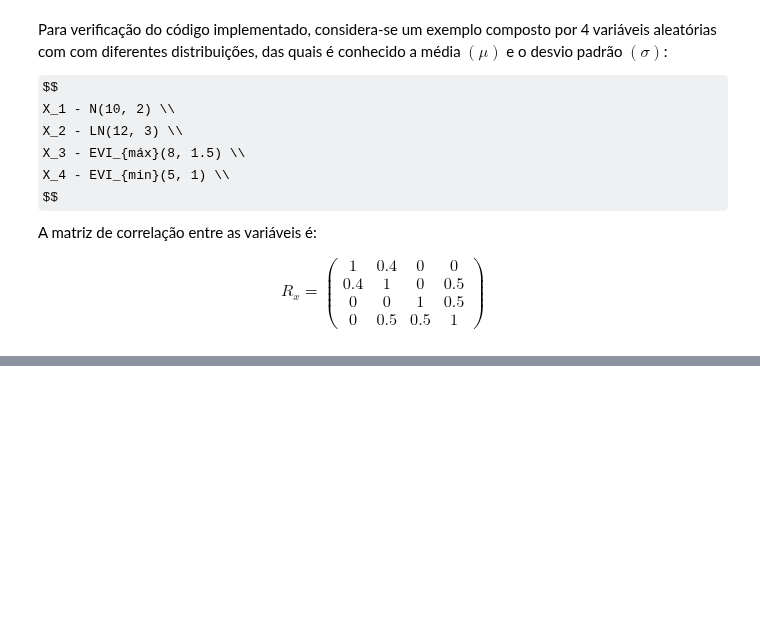
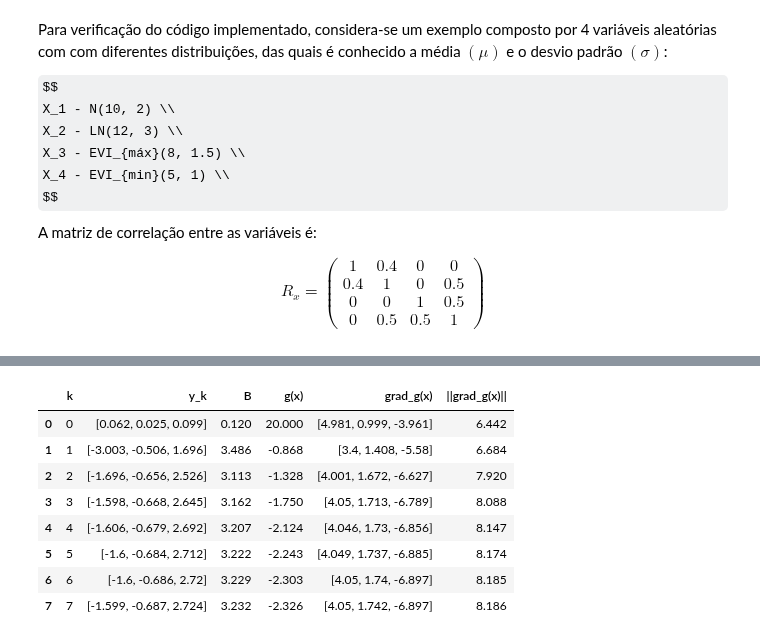
Before and after one commit to Gabrielsssilverio/Confiabilidade, a Jupyter notebook: Lista_tarefas.ipynb, the cells around one changed output, grey strips where cells are left out. Saved outputs shown, nothing was run; the diff lists cells and outputs as text; code cells hidden in the pictures; some formulas as TeX source; blank space fills up the shorter version.

```diff
--- a/Lista_tarefas.ipynb
+++ b/Lista_tarefas.ipynb
@@ -844,0 +1688,87 @@ Não convergiu em 200 iterações
+# %%
+import numpy as np
+import sympy as sp
+import pandas as pd
+
+# Construção do vetor de médias e desvio padrão
+D = np.array([
+    [5, 0, 0],
+    [0, 2.5, 0],
+    [0, 0, 200]
+])
+
+medias = np.array([40.0, 50.0, 1000.0])
+
+# Equação do estado limite g(X)
+X1, X2, X3 = sp.symbols('X1 X2 X3')
+vetor_simbolico_x = [X1, X2, X3]
+g_sym_function = X1 - (X3 / X2)
+
+def g_fun_numerica(x: np.ndarray) -> float:
+    # x é um vetor [X1, X2, X3]
+    return x[0] - (x[2] / x[1])
+
+# Transformação X -> Y da equação de estado-limite g(X)
+Y1, Y2, Y3 = sp.symbols('Y1 Y2 Y3')
+vetor_simbolico_y = [Y1, Y2, Y3]
+
+vetor_simbolico_x_calc = (D @ vetor_simbolico_y) + medias
+
+g_y_simbolico = vetor_simbolico_x_calc[0] - (vetor_simbolico_x_calc[2] / vetor_simbolico_x_calc[1])
+g_y_numerico = lambdify(vetor_simbolico_y, g_y_simbolico, 'numpy')
+
+def calculo_g_y(vetor_y):
+
+     return g_y_numerico(vetor_y[0], vetor_y[1], vetor_y[2])
+
+# Descrição das variáveis aleatórias
+X1 = variavel_aleatoria(distribuicao='lognormal', nome='sigma_y', simbolo='X1')
+X1.calculo_parametros(40.0, 5.0)
+
+X2 = variavel_aleatoria(distribuicao='lognormal', nome='W', simbolo='X2')
+X2.calculo_parametros(50.0, 2.5)
+
+X3 = variavel_aleatoria(distribuicao='lognormal', nome='M', simbolo='X3')
+X3.calculo_parametros(1000.0, 200.0)
+
+vetor_va = [X1, X2, X3]
+
+# Montagem das matrizes de observações e correlações
+# RX deve ser a matriz identidade (Independentes)
+matriz_dummy_obs = np.zeros((3, 3)) # Matriz das observações para iniciar o algoritmo
+#Rx_entrada = np.eye(3) # Matriz Identidade (Não há correlação)
+
+Rx_entrada = np.array([
+    [1.0, 0.0, 0.0],
+    [0.0, 1.0, 0.0],
+    [0.0, 0.0, 1.0],
+])
+
+# 4. Inicializar VX (T3)
+vx_obj = vetores_variavel_aleatoria(matriz_dummy_obs, vetor_va)
+vx_obj.matriz_correlacao_x = Rx_entrada
+Rz = vx_obj.matriz_correlacao_nataf() # Garante que Cz é calculado (Cz = Rx = I)
+J_yz, J_zy = vx_obj.decomposicao_cholesky()
+
+
+# Ponto inicial (ponto médio)
+x_start = medias
+ponto_projeto_obj = Ponto_projeto(vx_obj, g_fun_numerica, calculo_g_y, g_sym_function, vetor_simbolico_x, x_start, max_iter=200)
+
+# Resultado da iteração
+resultado_iteração = ponto_projeto_obj.execution()
+dados_arredondados = [[np.round(x, 3) for x in linha] for linha in resultado_iteração]
+
+# Montagem da tabela
+tabela = pd.DataFrame(dados_arredondados, columns=['k', 'y_k', 'B', 'g(x)', 'grad_g(x)', '||grad_g(x)||' ])
+tabela
+# %% [output]
+|  | k | y_k | B | g(x) | grad_g(x) | ||grad_g(x)|| |
+| 0 | 0 | [0.062, 0.025, 0.099] | 0.120 | 20.000 | [4.981, 0.999, -3.961] | 6.442 |
+| 1 | 1 | [-3.003, -0.506, 1.696] | 3.486 | -0.868 | [3.4, 1.408, -5.58] | 6.684 |
+| 2 | 2 | [-1.696, -0.656, 2.526] | 3.113 | -1.328 | [4.001, 1.672, -6.627] | 7.920 |
+| 3 | 3 | [-1.598, -0.668, 2.645] | 3.162 | -1.750 | [4.05, 1.713, -6.789] | 8.088 |
+| 4 | 4 | [-1.606, -0.679, 2.692] | 3.207 | -2.124 | [4.046, 1.73, -6.856] | 8.147 |
+| 5 | 5 | [-1.6, -0.684, 2.712] | 3.222 | -2.243 | [4.049, 1.737, -6.885] | 8.174 |
+| 6 | 6 | [-1.6, -0.686, 2.72] | 3.229 | -2.303 | [4.05, 1.74, -6.897] | 8.185 |
+| 7 | 7 | [-1.599, -0.687, 2.724] | 3.232 | -2.326 | [4.05, 1.742, -6.897] | 8.186 |
```
Also changed, not shown: parts of 39 cells of this notebook.
